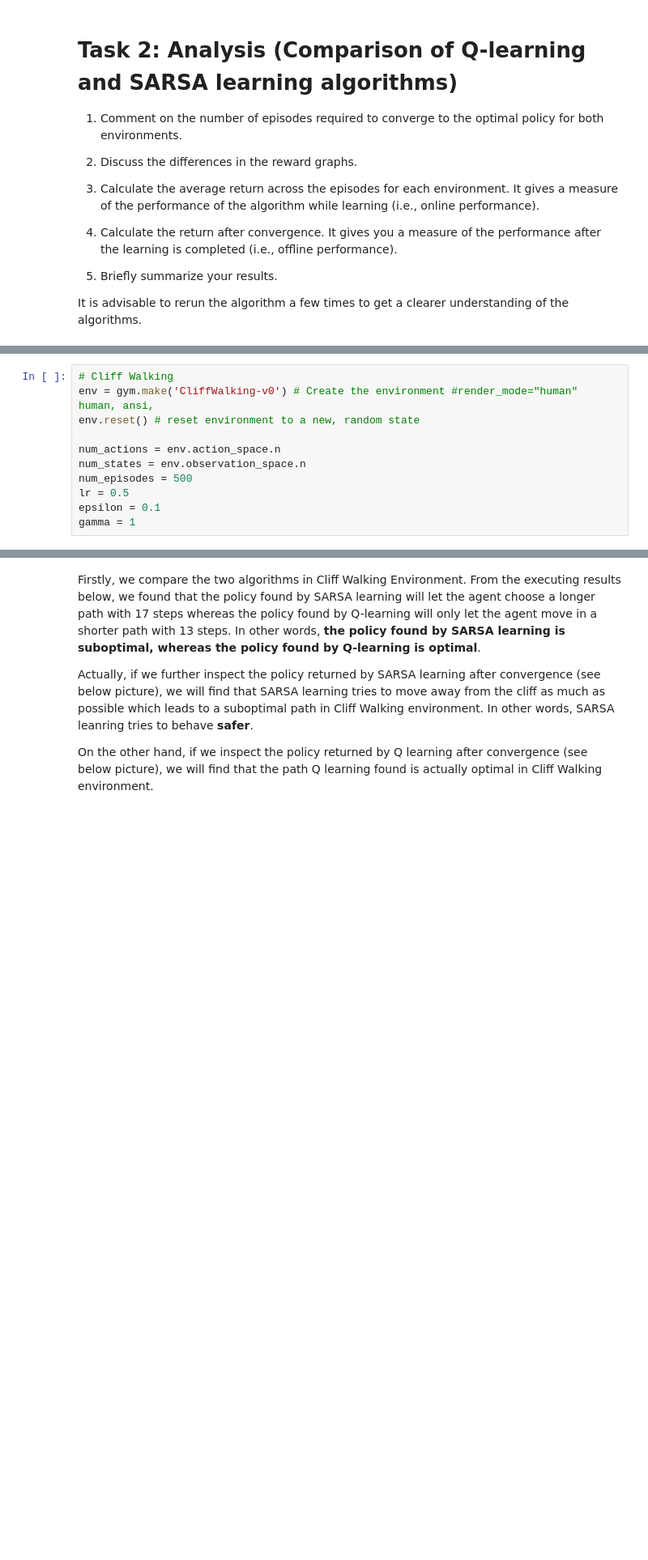
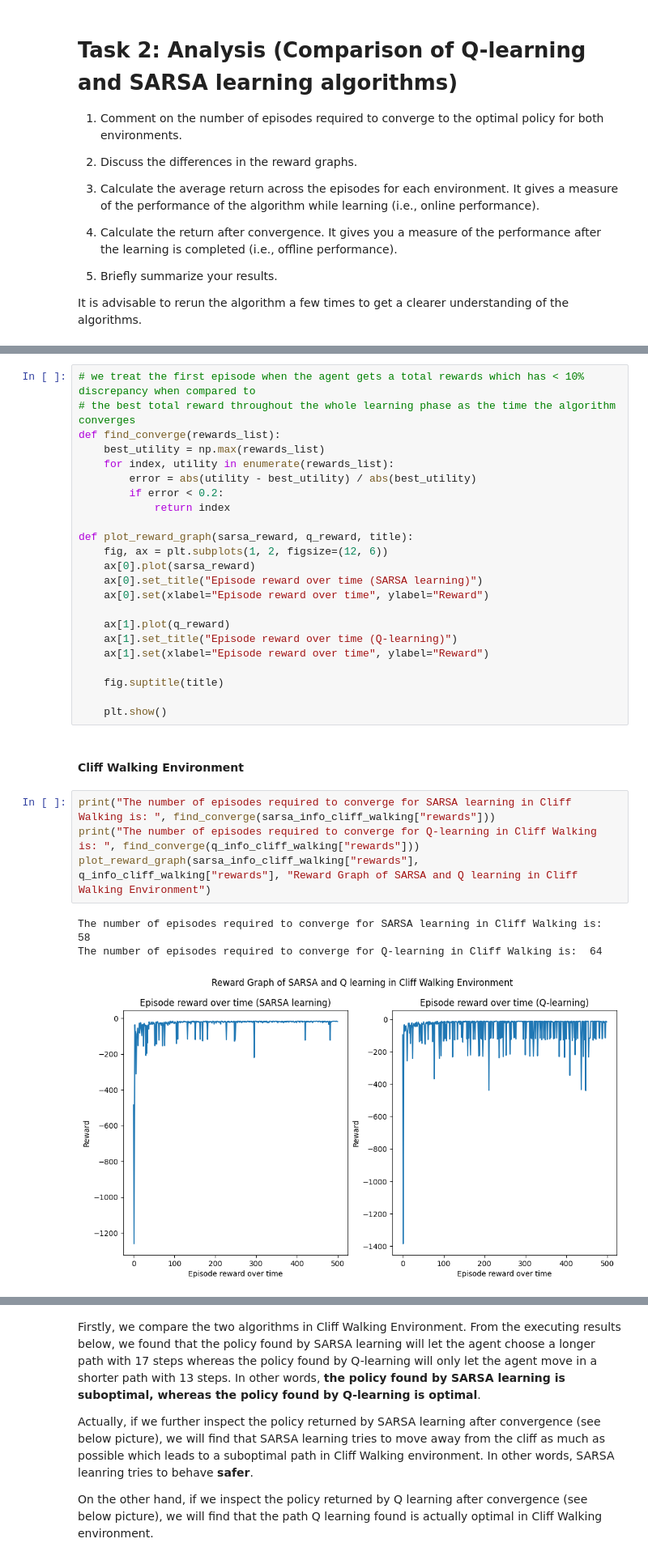
Before and after one commit to Hanjianlee/IT5005, a Jupyter notebook: assignment3/IT5005_AI_Assignment 3-3.ipynb, the cells around one changed output, grey strips where cells are left out. Shown at 81% size. Cells and saved outputs as stored; diff of their text form; blank space fills up the shorter version.

```diff
--- a/assignment3/IT5005_AI_Assignment 3-3.ipynb
+++ b/assignment3/IT5005_AI_Assignment 3-3.ipynb
@@ -735,11 +795,33 @@ To calculate the time when the algorithm has converged to the optimal policy for
-# %%
-# Cliff Walking
-env = gym.make('CliffWalking-v0') # Create the environment #render_mode="human"  human, ansi,
-env.reset() # reset environment to a new, random state
-
-num_actions = env.action_space.n
-num_states = env.observation_space.n
-num_episodes = 500
-lr = 0.5
-epsilon = 0.1
-gamma = 1
+# %%
+# we treat the first episode when the agent gets a total rewards which has < 10% discrepancy when compared to
+# the best total reward throughout the whole learning phase as the time the algorithm converges
+def find_converge(rewards_list):
+    best_utility = np.max(rewards_list)
+    for index, utility in enumerate(rewards_list):
+        error = abs(utility - best_utility) / abs(best_utility)
+        if error < 0.2:
+            return index
+
+def plot_reward_graph(sarsa_reward, q_reward, title):
+    fig, ax = plt.subplots(1, 2, figsize=(12, 6))
+    ax[0].plot(sarsa_reward)
+    ax[0].set_title("Episode reward over time (SARSA learning)")
+    ax[0].set(xlabel="Episode reward over time", ylabel="Reward")
+
+    ax[1].plot(q_reward)
+    ax[1].set_title("Episode reward over time (Q-learning)")
+    ax[1].set(xlabel="Episode reward over time", ylabel="Reward")
+
+    fig.suptitle(title)
+
+    plt.show()
+# %% [markdown]
+#### Cliff Walking Environment
+# %%
+print("The number of episodes required to converge for SARSA learning in Cliff Walking is: ", find_converge(sarsa_info_cliff_walking["rewards"]))
+print("The number of episodes required to converge for Q-learning in Cliff Walking is: ", find_converge(q_info_cliff_walking["rewards"]))
+plot_reward_graph(sarsa_info_cliff_walking["rewards"], q_info_cliff_walking["rewards"], "Reward Graph of SARSA and Q learning in Cliff Walking Environment")
+# %% [output]
+The number of episodes required to converge for SARSA learning in Cliff Walking is:  58
+The number of episodes required to converge for Q-learning in Cliff Walking is:  64
+[figure, added]
```
Also changed, not shown: parts of 34 cells of this notebook.
